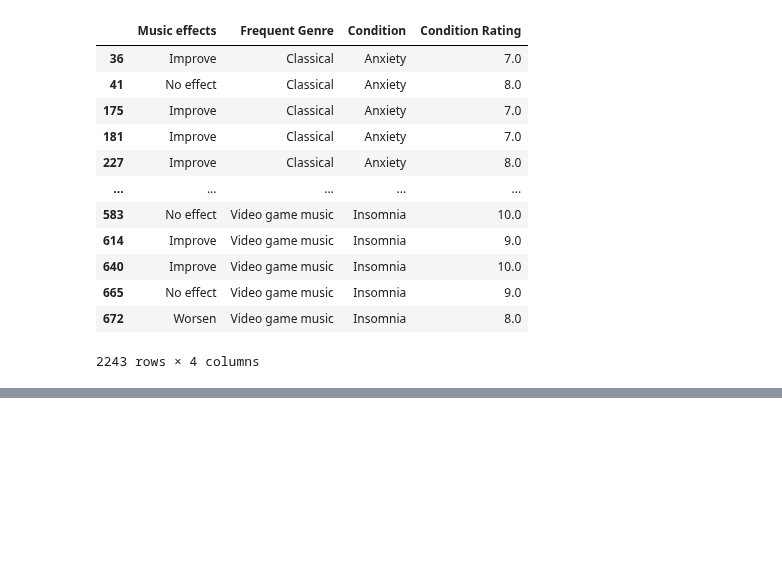
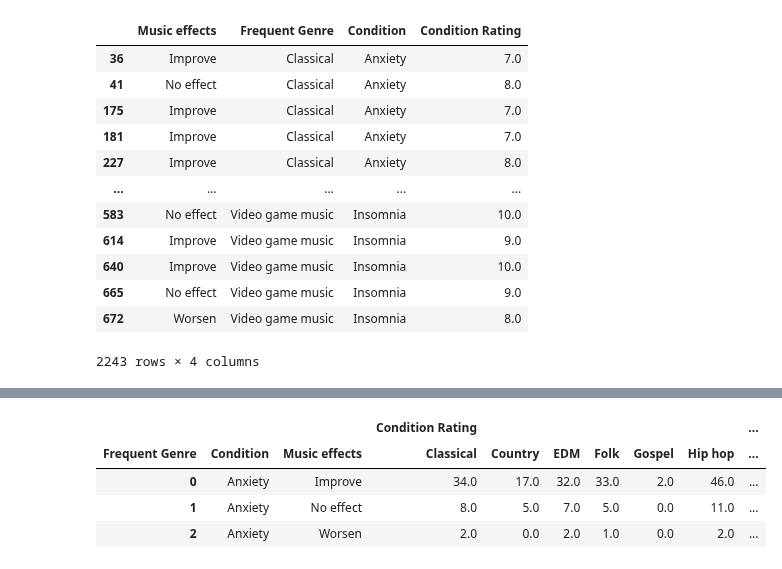
Before and after one commit to mlcuadra1/Mental-Health-x-Music-EDA, a Jupyter notebook: notebooks/Script 2 - EDA.ipynb, the cells around one changed output, grey strips where cells are left out. Cells and saved outputs as stored; diff of their text form; code cells hidden in the pictures; blank space fills up the shorter version.

```diff
--- a/notebooks/Script 2 - EDA.ipynb
+++ b/notebooks/Script 2 - EDA.ipynb
@@ -461,3 +461,15 @@ genre_condition_pivoted
 | OCD | Improve | 8.0 | 2.0 | 9.0 | 8.0 | 2.0 | 15.0 | 5.0 | 8.0 | ... |
 |  | No effect | 2.0 | 2.0 | 5.0 | 1.0 | 0.0 | 1.0 | 1.0 | 1.0 | ... |
 |  | Worsen | 1.0 | 0.0 | 1.0 | 0.0 | 0.0 | 1.0 | 1.0 | 0.0 | ... |
+# %%
+anx_effect_genre_pivot = genre_condition_pivoted.iloc[:3,:]
+anx_effect_genre_pivot.reset_index(col_level=1, inplace=True)
+# anx_effect_genre_pivot.drop('Condition')
+anx_effect_genre_pivot.iloc[1:]
+anx_effect_genre_pivot
+# %% [output]
+|  |  |  | Condition Rating |  |  |  |  |  | ... |
+| Frequent Genre | Condition | Music effects | Classical | Country | EDM | Folk | Gospel | Hip hop | ... |
+| 0 | Anxiety | Improve | 34.0 | 17.0 | 32.0 | 33.0 | 2.0 | 46.0 | ... |
+| 1 | Anxiety | No effect | 8.0 | 5.0 | 7.0 | 5.0 | 0.0 | 11.0 | ... |
+| 2 | Anxiety | Worsen | 2.0 | 0.0 | 2.0 | 1.0 | 0.0 | 2.0 | ... |
```
Also changed, not shown: parts of 1 cell of this notebook.
